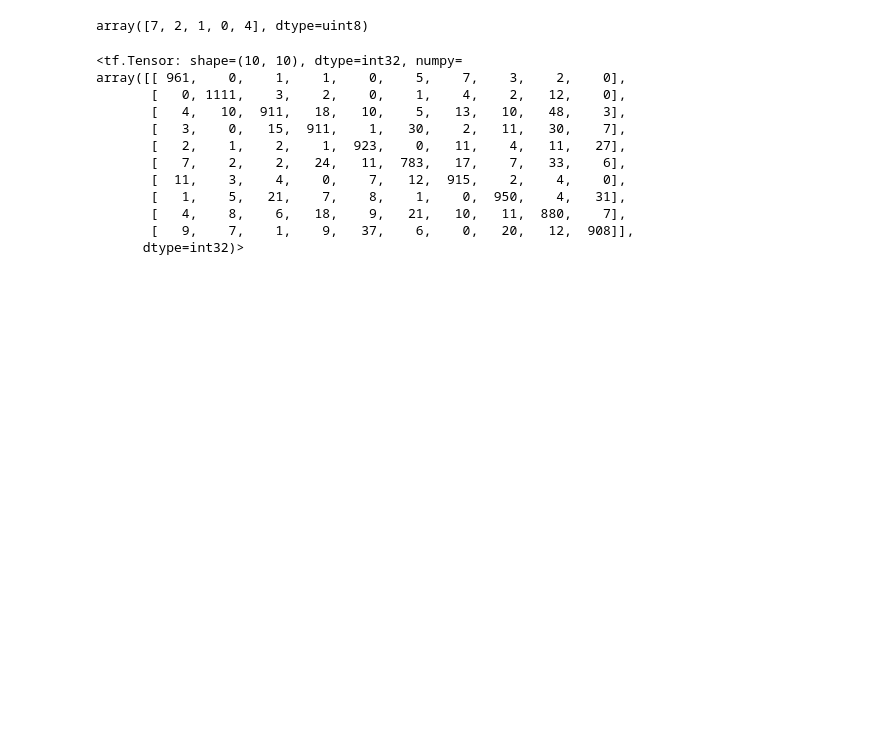
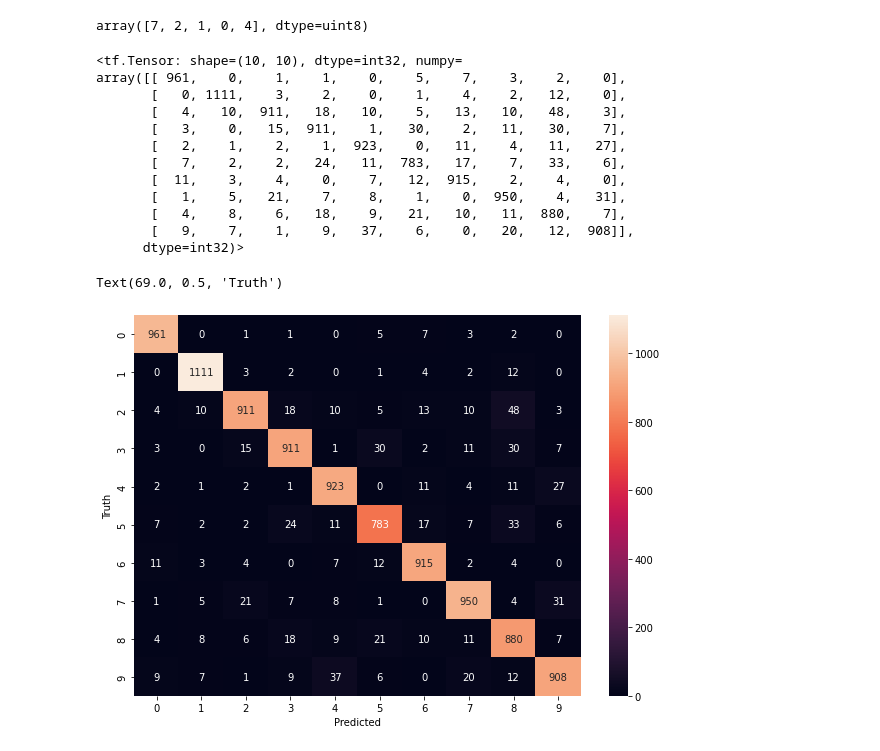
Before and after one commit to saubhagyav/hand_written_number_detection, a Jupyter notebook: Building_Handwritten_digits_classification_neural_network.ipynb, the cells around one changed output. Cells and saved outputs as stored; diff of their text form; code cells hidden in the pictures; blank space fills up the shorter version.

```diff
--- a/Building_Handwritten_digits_classification_neural_network.ipynb
+++ b/Building_Handwritten_digits_classification_neural_network.ipynb
@@ -169,3 +169,13 @@ array([[ 961,    0,    1,    1,    0,    5,    7,    3,    2,    0],
        [   4,    8,    6,   18,    9,   21,   10,   11,  880,    7],
        [   9,    7,    1,    9,   37,    6,    0,   20,   12,  908]],
       dtype=int32)>
+# %%
+# Visualizing the confusion matrix on heatmaps
+import seaborn as sn
+plt.figure(figsize = (10,7))
+sn.heatmap(cm, annot=True, fmt='d')
+plt.xlabel('Predicted')
+plt.ylabel('Truth')
+# %% [output]
+Text(69.0, 0.5, 'Truth')
+[figure, added]
```
Also changed, not shown: parts of 2 cells of this notebook.
